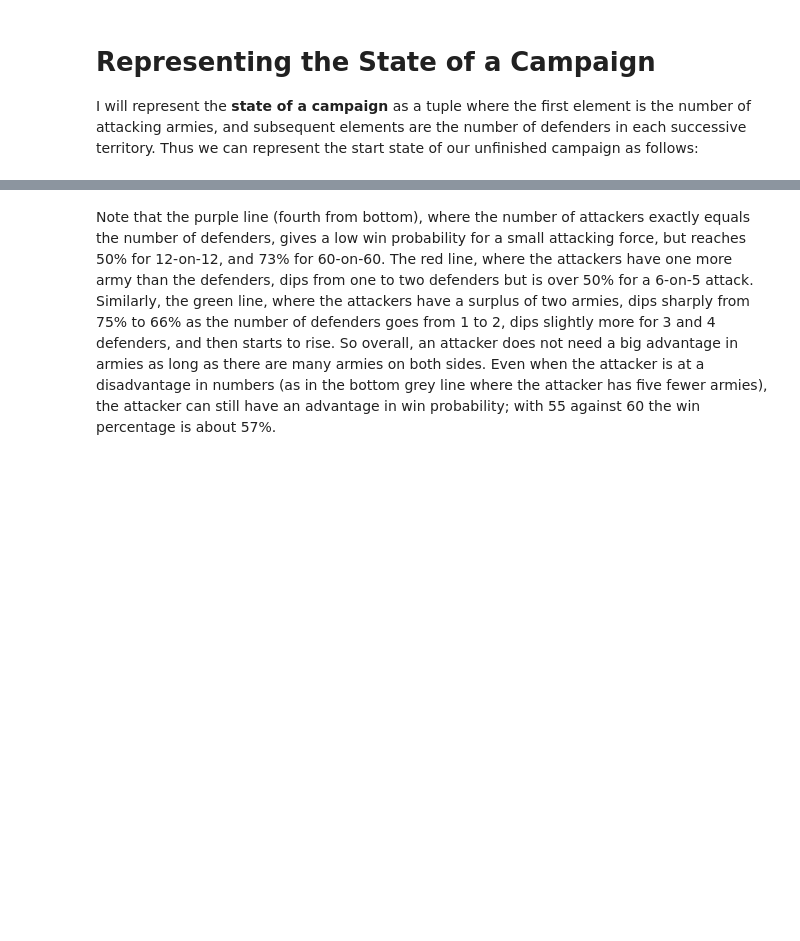
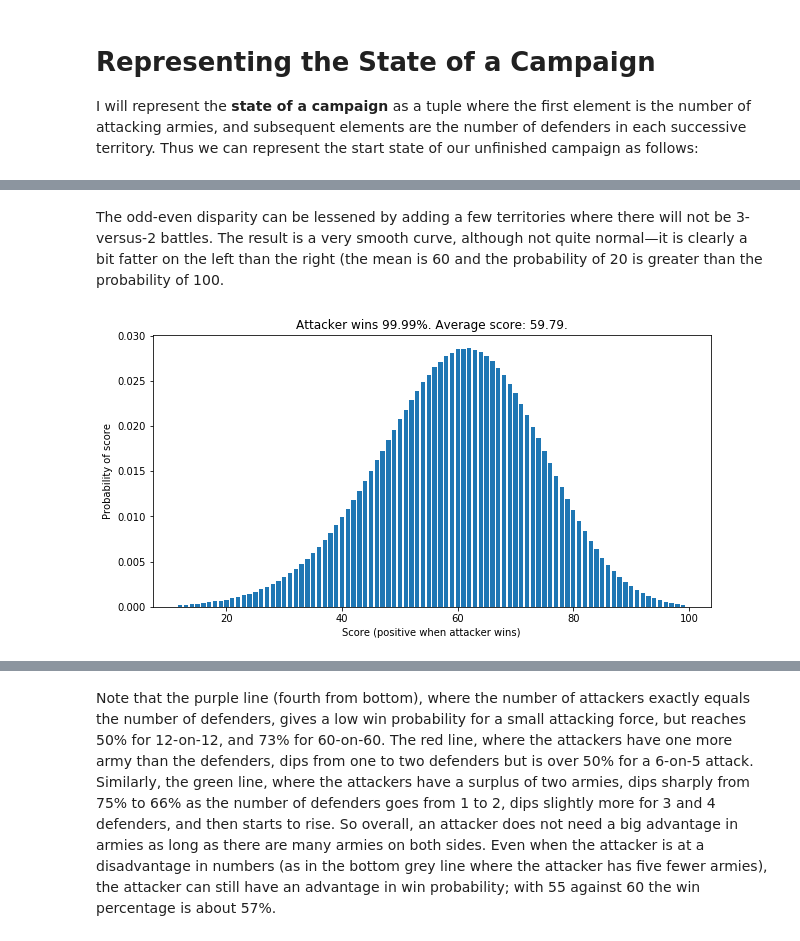
Before and after one commit to norvig/pytudes, a Jupyter notebook: ipynb/risk.ipynb, the cells around one changed output, grey strips where cells are left out. Drawn from its saved outputs; the diff is of its cells as text; code cells hidden in the pictures; blank space fills up the shorter version.

```diff
--- a/ipynb/risk.ipynb
+++ b/ipynb/risk.ipynb
@@ -246,0 +345,6 @@ def chart(defenders=range(1, 61), deltas=(10, 5, 2, 1, 0, -1, -2, -5)):
+# %% [markdown]
+The odd-even disparity can be lessened by adding a few territories where there will not be 3-versus-2 battles. The result is a very smooth curve, although not quite normal—it is clearly a bit fatter on the left than the right (the mean is 60 and the probability of 20 is greater than the probability of 100.
+# %%
+show(campaign_probdist((146, 93, 1, 1, 1, 1)))
+# %% [output]
+[figure, added]
```
Also changed, not shown: parts of 75 cells of this notebook.
